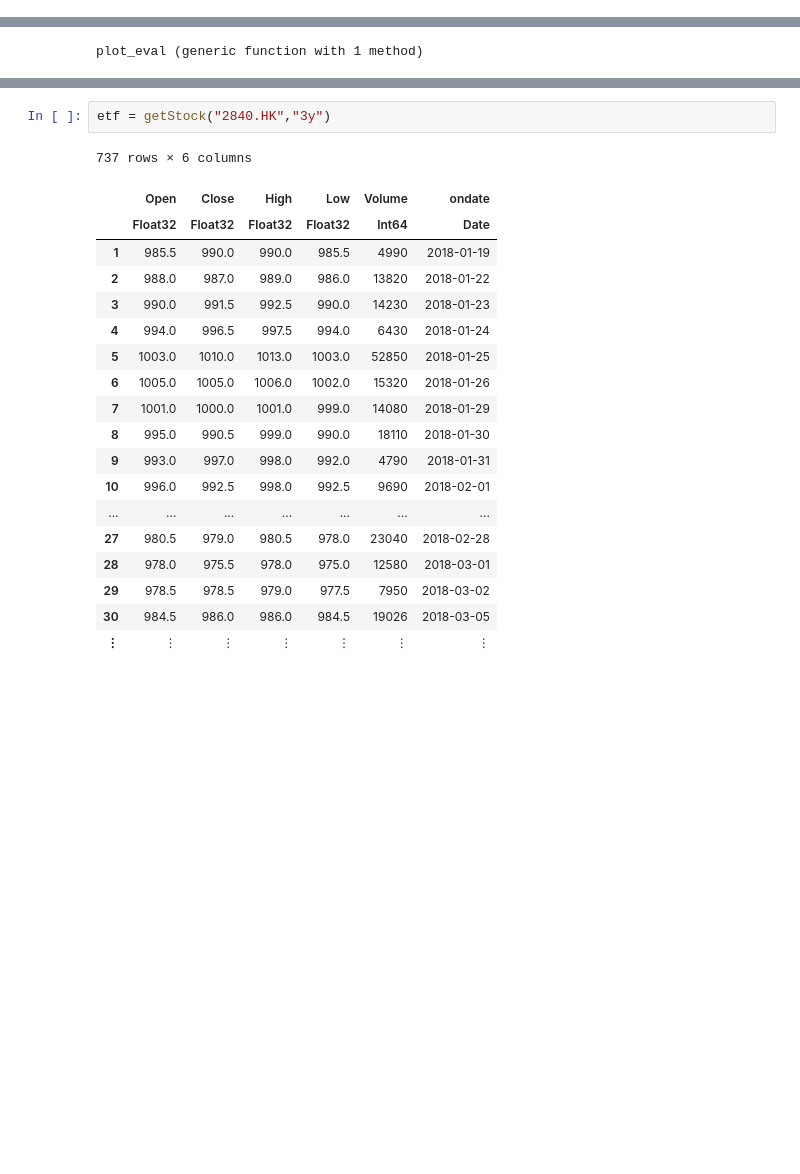
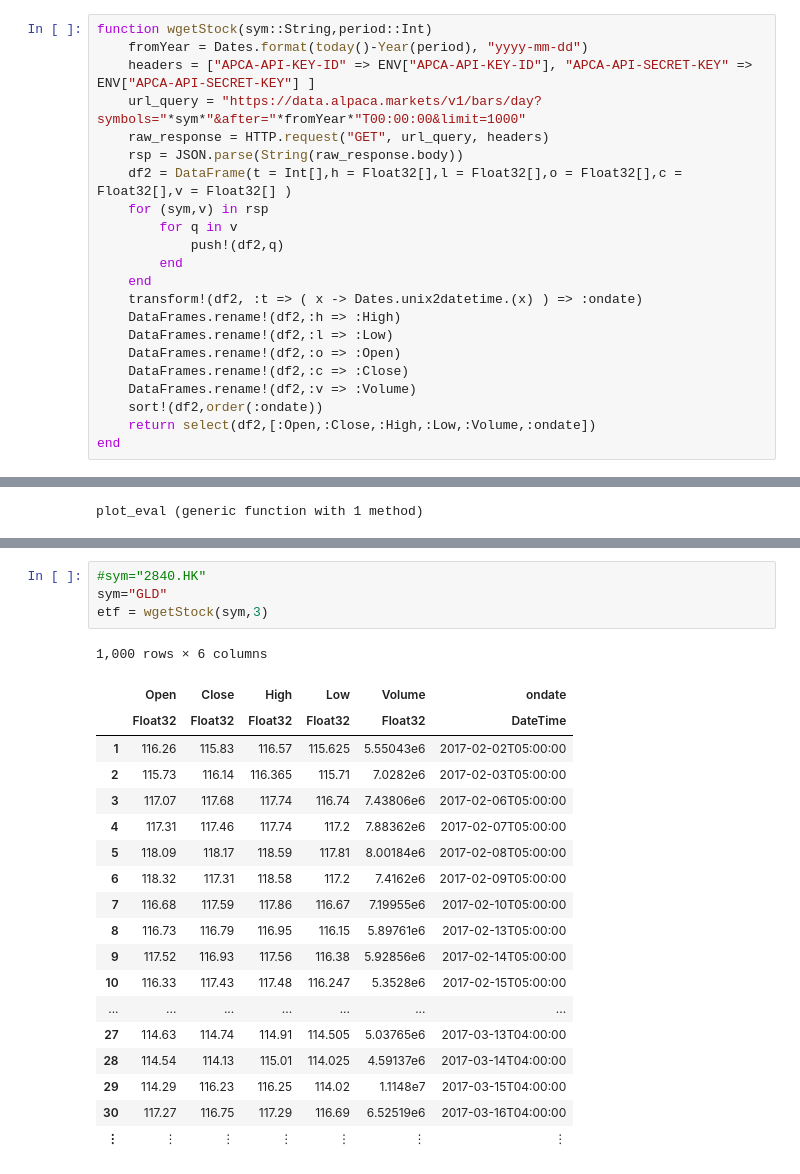
Before and after one commit to iwasnothing/JuliaConvGRU, a Jupyter notebook: OsRSI.ipynb, the cells around one changed output, grey strips where cells are left out. Saved outputs shown, nothing was run; the diff lists cells and outputs as text; blank space fills up the shorter version.

```diff
--- a/OsRSI.ipynb
+++ b/OsRSI.ipynb
@@ -41,3 +44,25 @@ function getStock(sym,period)
 end
 # %% [output]
 getStock (generic function with 1 method)
+# %%
+function wgetStock(sym::String,period::Int)
+    fromYear = Dates.format(today()-Year(period), "yyyy-mm-dd")
+    headers = ["APCA-API-KEY-ID" => ENV["APCA-API-KEY-ID"], "APCA-API-SECRET-KEY" => ENV["APCA-API-SECRET-KEY"] ]
+    url_query = "https://data.alpaca.markets/v1/bars/day?symbols="*sym*"&after="*fromYear*"T00:00:00&limit=1000"
+    raw_response = HTTP.request("GET", url_query, headers)
+    rsp = JSON.parse(String(raw_response.body))
+    df2 = DataFrame(t = Int[],h = Float32[],l = Float32[],o = Float32[],c = Float32[],v = Float32[] )
+    for (sym,v) in rsp
+        for q in v
+            push!(df2,q)
+        end
+    end
+    transform!(df2, :t => ( x -> Dates.unix2datetime.(x) ) => :ondate)
+    DataFrames.rename!(df2,:h => :High)
+    DataFrames.rename!(df2,:l => :Low)
+    DataFrames.rename!(df2,:o => :Open)
+    DataFrames.rename!(df2,:c => :Close)
+    DataFrames.rename!(df2,:v => :Volume)
+    sort!(df2,order(:ondate))
+    return select(df2,[:Open,:Close,:High,:Low,:Volume,:ondate])
+end
@@ -364,23 +404,25 @@ myObjective (generic function with 3 methods)
-# %%
-etf = getStock("2840.HK","3y")
-# %% [output]
-737 rows × 6 columns
-|  | Open | Close | High | Low | Volume | ondate |
-|  | Float32 | Float32 | Float32 | Float32 | Int64 | Date |
-| 1 | 985.5 | 990.0 | 990.0 | 985.5 | 4990 | 2018-01-19 |
-| 2 | 988.0 | 987.0 | 989.0 | 986.0 | 13820 | 2018-01-22 |
-| 3 | 990.0 | 991.5 | 992.5 | 990.0 | 14230 | 2018-01-23 |
-| 4 | 994.0 | 996.5 | 997.5 | 994.0 | 6430 | 2018-01-24 |
-| 5 | 1003.0 | 1010.0 | 1013.0 | 1003.0 | 52850 | 2018-01-25 |
-| 6 | 1005.0 | 1005.0 | 1006.0 | 1002.0 | 15320 | 2018-01-26 |
-| 7 | 1001.0 | 1000.0 | 1001.0 | 999.0 | 14080 | 2018-01-29 |
-| 8 | 995.0 | 990.5 | 999.0 | 990.0 | 18110 | 2018-01-30 |
-| 9 | 993.0 | 997.0 | 998.0 | 992.0 | 4790 | 2018-01-31 |
-| 10 | 996.0 | 992.5 | 998.0 | 992.5 | 9690 | 2018-02-01 |
-| ... | ... | ... | ... | ... | ... | ... |
-| 27 | 980.5 | 979.0 | 980.5 | 978.0 | 23040 | 2018-02-28 |
-| 28 | 978.0 | 975.5 | 978.0 | 975.0 | 12580 | 2018-03-01 |
-| 29 | 978.5 | 978.5 | 979.0 | 977.5 | 7950 | 2018-03-02 |
-| 30 | 984.5 | 986.0 | 986.0 | 984.5 | 19026 | 2018-03-05 |
-| ⋮ | ⋮ | ⋮ | ⋮ | ⋮ | ⋮ | ⋮ |
+# %%
+#sym="2840.HK"
+sym="GLD"
+etf = wgetStock(sym,3)
+# %% [output]
+1,000 rows × 6 columns
+|  | Open | Close | High | Low | Volume | ondate |
+|  | Float32 | Float32 | Float32 | Float32 | Float32 | DateTime |
+| 1 | 116.26 | 115.83 | 116.57 | 115.625 | 5.55043e6 | 2017-02-02T05:00:00 |
+| 2 | 115.73 | 116.14 | 116.365 | 115.71 | 7.0282e6 | 2017-02-03T05:00:00 |
+| 3 | 117.07 | 117.68 | 117.74 | 116.74 | 7.43806e6 | 2017-02-06T05:00:00 |
+| 4 | 117.31 | 117.46 | 117.74 | 117.2 | 7.88362e6 | 2017-02-07T05:00:00 |
+| 5 | 118.09 | 118.17 | 118.59 | 117.81 | 8.00184e6 | 2017-02-08T05:00:00 |
+| 6 | 118.32 | 117.31 | 118.58 | 117.2 | 7.4162e6 | 2017-02-09T05:00:00 |
+| 7 | 116.68 | 117.59 | 117.86 | 116.67 | 7.19955e6 | 2017-02-10T05:00:00 |
+| 8 | 116.73 | 116.79 | 116.95 | 116.15 | 5.89761e6 | 2017-02-13T05:00:00 |
+| 9 | 117.52 | 116.93 | 117.56 | 116.38 | 5.92856e6 | 2017-02-14T05:00:00 |
+| 10 | 116.33 | 117.43 | 117.48 | 116.247 | 5.3528e6 | 2017-02-15T05:00:00 |
+| ... | ... | ... | ... | ... | ... | ... |
+| 27 | 114.63 | 114.74 | 114.91 | 114.505 | 5.03765e6 | 2017-03-13T04:00:00 |
+| 28 | 114.54 | 114.13 | 115.01 | 114.025 | 4.59137e6 | 2017-03-14T04:00:00 |
+| 29 | 114.29 | 116.23 | 116.25 | 114.02 | 1.1148e7 | 2017-03-15T04:00:00 |
+| 30 | 117.27 | 116.75 | 117.29 | 116.69 | 6.52519e6 | 2017-03-16T04:00:00 |
+| ⋮ | ⋮ | ⋮ | ⋮ | ⋮ | ⋮ | ⋮ |
 # %%
```
Also changed, not shown: parts of 12 cells of this notebook, 6 other files.
